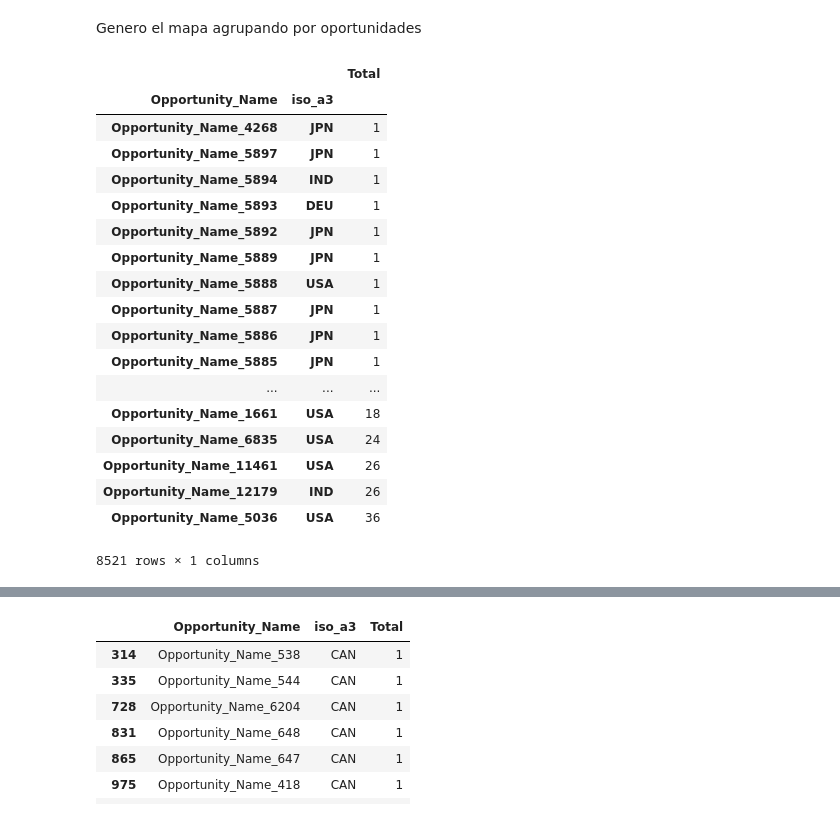
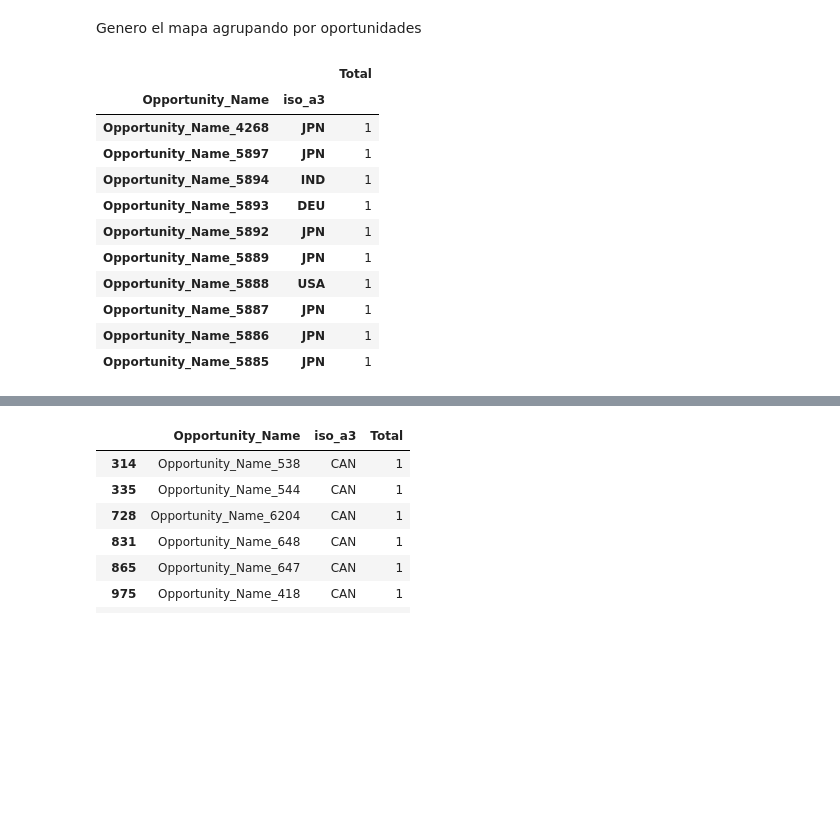
Before and after one commit to faristegui/tpdatos-2c-2020, a Jupyter notebook: tp1-cesar.ipynb, the cells around one changed output, grey strips where cells are left out. Drawn from its saved outputs; the diff is of its cells as text; code cells hidden in the pictures; blank space fills up the shorter version.

```diff
--- a/tp1-cesar.ipynb
+++ b/tp1-cesar.ipynb
@@ -1579,24 +1600,17 @@ Genero el mapa agrupando por oportunidades
 # %%
 df_train_oportunity = df_train.groupby(['Opportunity_Name','iso_a3'])['Total'].count().to_frame().sort_values('Total')
 # %%
-df_train_oportunity
+df_train_oportunity.head(10)
 # %% [output]
 |  |  | Total |
 | Opportunity_Name | iso_a3 |  |
 | Opportunity_Name_4268 | JPN | 1 |
 | Opportunity_Name_5897 | JPN | 1 |
 | Opportunity_Name_5894 | IND | 1 |
 | Opportunity_Name_5893 | DEU | 1 |
 | Opportunity_Name_5892 | JPN | 1 |
 | Opportunity_Name_5889 | JPN | 1 |
 | Opportunity_Name_5888 | USA | 1 |
 | Opportunity_Name_5887 | JPN | 1 |
 | Opportunity_Name_5886 | JPN | 1 |
 | Opportunity_Name_5885 | JPN | 1 |
-| ... | ... | ... |
-| Opportunity_Name_1661 | USA | 18 |
-| Opportunity_Name_6835 | USA | 24 |
-| Opportunity_Name_11461 | USA | 26 |
-| Opportunity_Name_12179 | IND | 26 |
-| Opportunity_Name_5036 | USA | 36 |
-8521 rows × 1 columns
```
Also changed, not shown: parts of 36 cells of this notebook.
